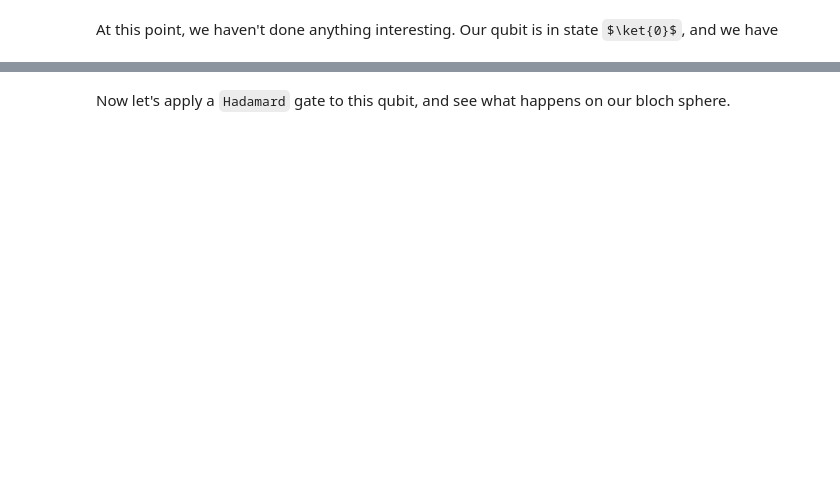
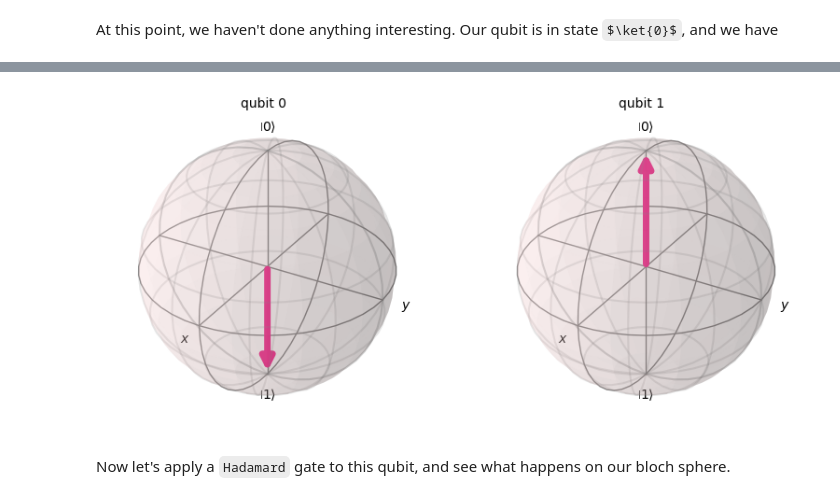
Before and after one commit to y-pleim/AdiabaticPrinciple, a Jupyter notebook: 2_gates.ipynb, the cells around one changed output, grey strips where cells are left out. Saved outputs shown, nothing was run; the diff lists cells and outputs as text; code cells hidden in the pictures; some formulas as TeX source; blank space fills up the shorter version.

```diff
--- a/2_gates.ipynb
+++ b/2_gates.ipynb
@@ -174,3 +182,9 @@ plot_bloch_multivector(state_vec1)
+# %%
+results_sv2 = execute(circ2, backend = sim).result()
+state_vec2 = results_sv2.get_statevector()
+plot_bloch_multivector(state_vec2)
+# %% [output]
+[figure, added]
 # %% [markdown]
 Now let's apply a `Hadamard` gate to this qubit, and see what happens on our bloch sphere.
 # %%
```
Also changed, not shown: parts of 9 cells of this notebook.
